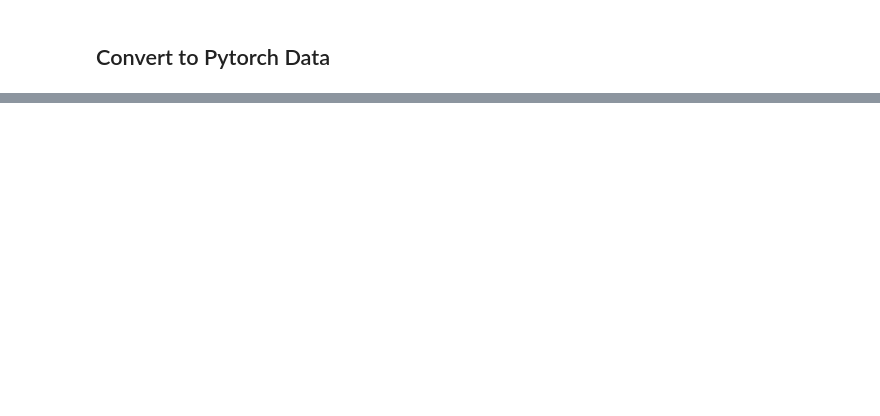
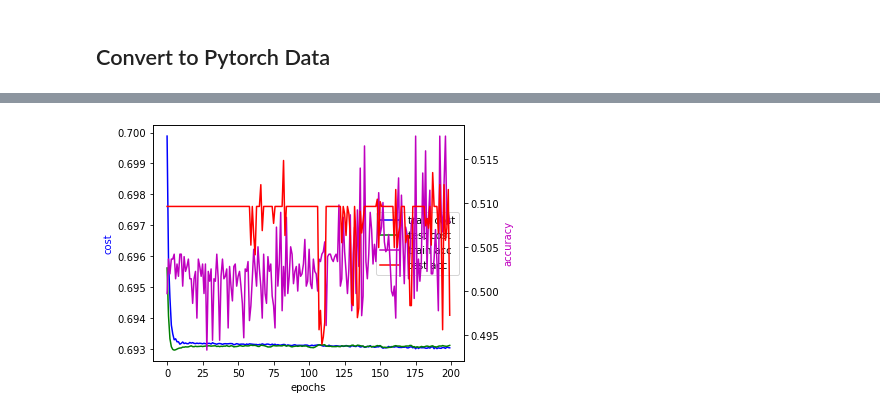
Before and after one commit to lbotti319/currency_nn, a Jupyter notebook: LSTM.ipynb, the cells around one changed output, grey strips where cells are left out. Cells and saved outputs as stored; diff of their text form; code cells hidden in the pictures; blank space fills up the shorter version.

```diff
--- a/LSTM.ipynb
+++ b/LSTM.ipynb
@@ -94,3 +43,5 @@ array([[[0.17293876, 0.50154799],
+# %%
+X_train, X_test, y_train, y_test = train_test_split(shaped_features, targets, percentile=0.5)
 # %% [markdown]
 ## Convert to Pytorch Data
 # %%
@@ -138,0 +95,7 @@ class LSTM(nn.Module):
+# %%
+model = LSTM(2, 5, 10, 1)
+# %%
+train_history, test_history = train_net(
+    model, train_loader, test_data, loss_fn=torch.nn.BCEWithLogitsLoss(), epochs=200, learning_rate=0.01)
+# %% [output]
+[figure, added]
```
Also changed, not shown: parts of 22 cells of this notebook, 4 other files.
